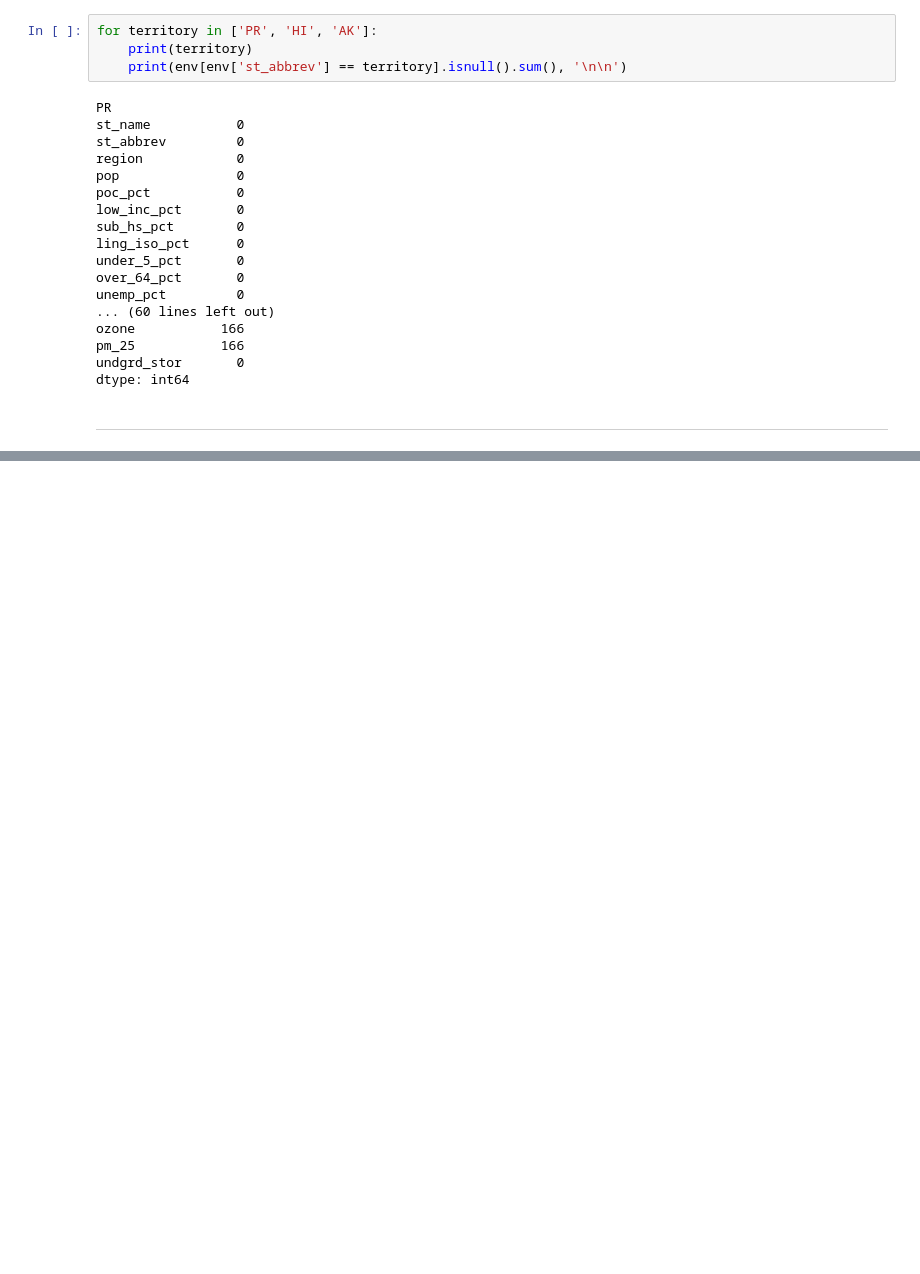
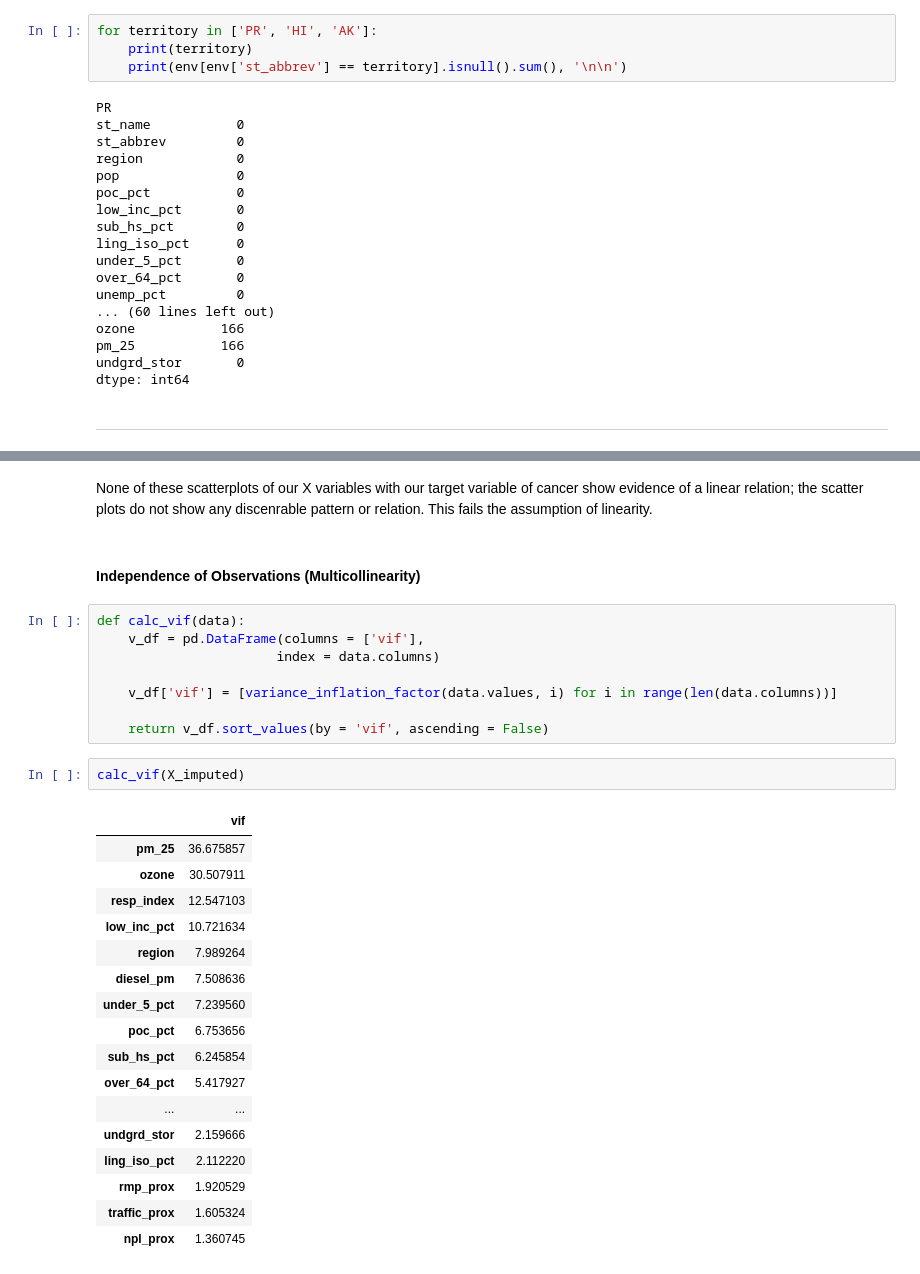
Before and after one commit to LewisDaDude/Project-4, a Jupyter notebook: EDA_VISHNU_VERSION.ipynb, the cells around one changed output, grey strips where cells are left out. Cells and saved outputs as stored; diff of their text form; blank space fills up the shorter version.

```diff
--- a/EDA_VISHNU_VERSION.ipynb
+++ b/EDA_VISHNU_VERSION.ipynb
@@ -1039,0 +1068,32 @@ dtype: int64
+# %% [markdown]
+None of these scatterplots of our X variables with our target variable of cancer show evidence of a linear relation; the scatter plots do not show any discenrable pattern or relation. This fails the assumption of linearity.
+# %% [markdown]
+#### Independence of Observations (Multicollinearity)
+# %%
+def calc_vif(data):
+    v_df = pd.DataFrame(columns = ['vif'],
+                       index = data.columns)
+
+    v_df['vif'] = [variance_inflation_factor(data.values, i) for i in range(len(data.columns))]
+
+    return v_df.sort_values(by = 'vif', ascending = False)
+# %%
+calc_vif(X_imputed)
+# %% [output]
+|  | vif |
+| pm_25 | 36.675857 |
+| ozone | 30.507911 |
+| resp_index | 12.547103 |
+| low_inc_pct | 10.721634 |
+| region | 7.989264 |
+| diesel_pm | 7.508636 |
+| under_5_pct | 7.239560 |
+| poc_pct | 6.753656 |
+| sub_hs_pct | 6.245854 |
+| over_64_pct | 5.417927 |
+| ... | ... |
+| undgrd_stor | 2.159666 |
+| ling_iso_pct | 2.112220 |
+| rmp_prox | 1.920529 |
+| traffic_prox | 1.605324 |
+| npl_prox | 1.360745 |
```
Also changed, not shown: parts of 17 cells of this notebook.
